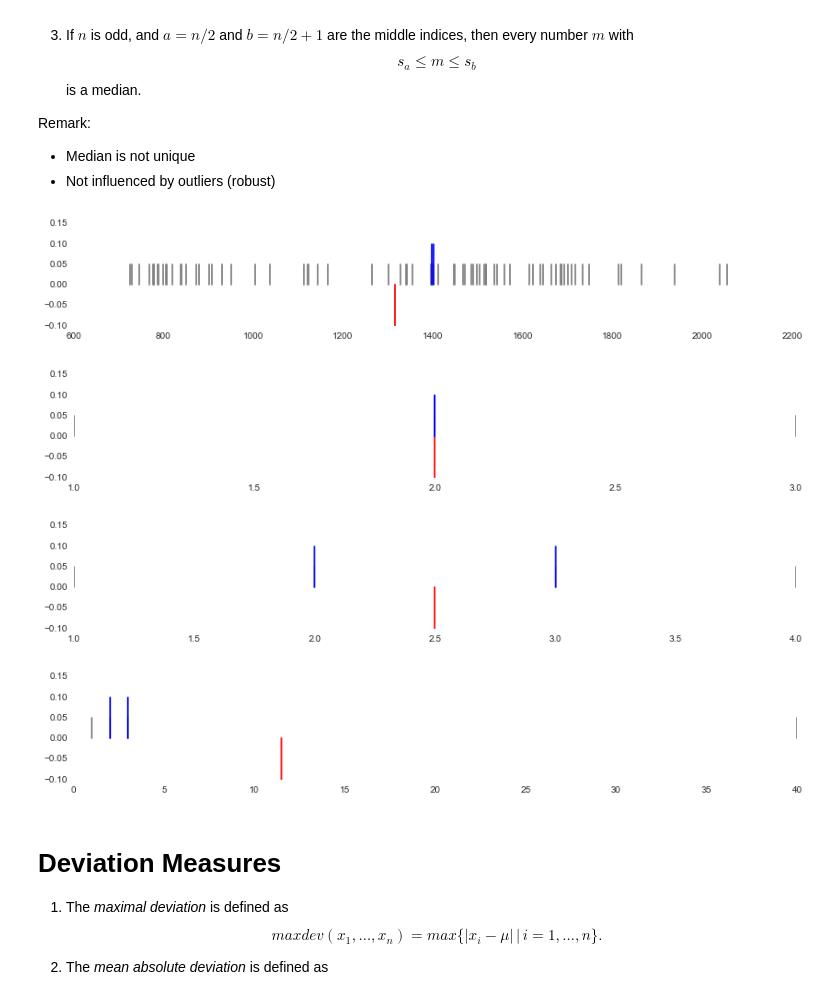
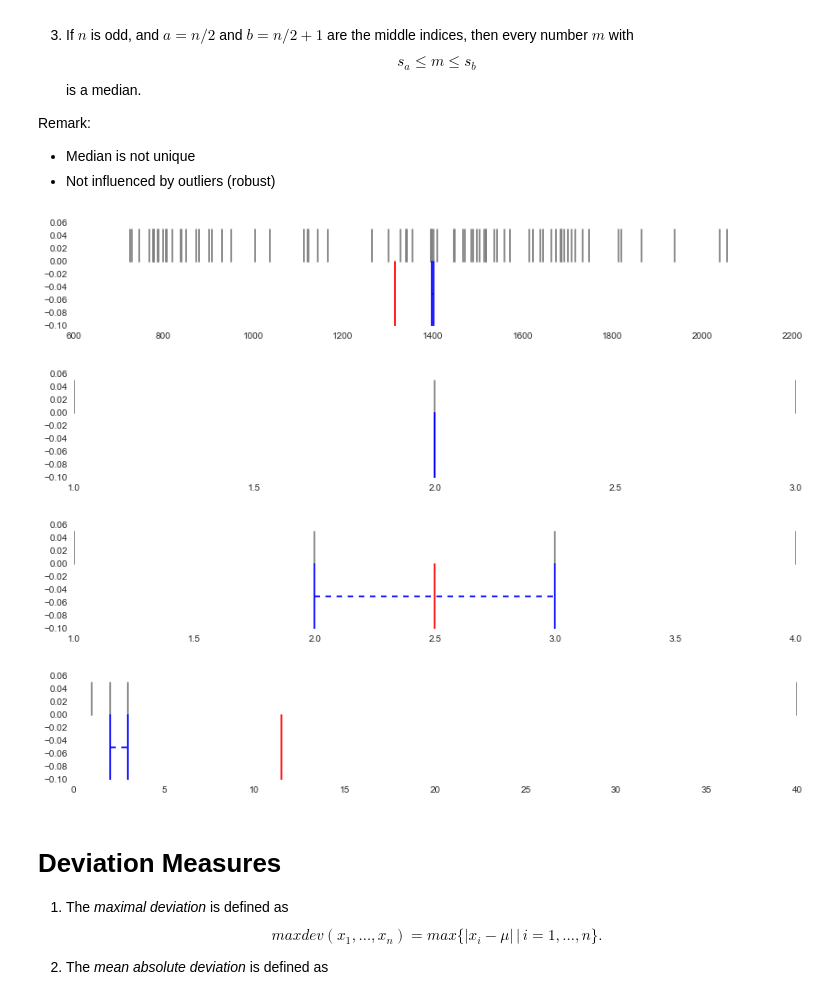
Before and after one commit to HeinrichHartmann/Statistics-for-Engineers, a Jupyter notebook: Tutorial.ipynb, the cells around one changed output. Drawn from its saved outputs; the diff is of its cells as text; code cells hidden in the pictures.

```diff
--- a/Tutorial.ipynb
+++ b/Tutorial.ipynb
@@ -220,7 +221,7 @@ Counts: [9, 6, 6, 6, 0, 12, 6, 3, 15, 9, 0]
 # %% [markdown]
 ## Histogram of Request Rates
 # %%
-X = np.loadtxt("DataSets/trap-metrics.csv", delimiter=",")[:,1]
+X = np.loadtxt("DataSets/RequestRates.csv", delimiter=",")[:,1]
 
 # Plot
 plt.figure(figsize=(14,1))
@@ -328,11 +329,3 @@ Histogram with bin_width  309.50374768
 Freedman–Diaconis' rule
 Histogram with bin_width  340.149900784
 [figure]
-# %%
-from IPython.display import display
-from IPython.html.widgets import FloatSlider
-from IPython.html.widgets import interactive
-
-S = FloatSlider(value=10,min=10,max=300)
-W = interactive(plot_hist, bin_width = S)
-display(W)
@@ -394,7 +388,7 @@ $$ \mu = mean(x_1, \dots, x_n) = \frac{1}{n} \sum_{i=1}^n x_i. $$
 def mean(X):
     return float(sum(X)) / len(X)
 
-X = np.loadtxt("DataSets/trap-metrics.csv", delimiter=",")[:,1]
+X = np.loadtxt("DataSets/RequestRates.csv", delimiter=",")[:,1]
 print "mean=", mean(X)
 
 # Plot
@@ -441,48 +435,49 @@ Remark:
 # %%
 # Caution: Index start at 0 in python!
 def median_min(X):
     S = sorted(X)
     n = len(X)
     if n % 2 == 0:
         return S[n/2 - 1]
     else:
         return S[(n-1)/2]
 
 def median_max(X):
     S = sorted(X)
     n = len(X)
     if n % 2 == 0: # even
         return S[n/2]
     else: # odd
         return S[(n-1)/2]
 
 def plot_mean_med(X):
     plt.figure(figsize=(14,2))
     sns.rugplot(X, color='grey')
     mark(mean(X),-0.1, 'r')
-    mark(median_max(X),0.1,'b')
-    mark(median_min(X),0.1,'b')
+    mark(median_max(X),-0.1,'b')
+    mark(median_min(X),-0.1,'b')
+    plt.plot([median_min(X),median_max(X)],[0-.05,-0.05],'b--')
     plt.show()
 
-X = np.loadtxt("DataSets/trap-metrics.csv", delimiter=",")[:,1]
+X = np.loadtxt("DataSets/RequestRates.csv", delimiter=",")[:,1]
 plot_mean_med(X)
 # %% [output]
-[figure, old version]
+[figure, new version]
 # %%
 # odd case
 plot_mean_med([1,2,3])
 # %% [output]
-[figure, old version]
+[figure, new version]
 # %%
 # even case
 plot_mean_med([1,2,3,4])
 # %% [output]
-[figure, old version]
+[figure, new version]
 # %%
 # With an outlier
 plot_mean_med([1,2,3,40])
 # %% [output]
-[figure, old version]
+[figure, new version]
 # %% [markdown]
 # Deviation Measures
 
```
Also changed, not shown: parts of 20 cells of this notebook, 19 other files.
